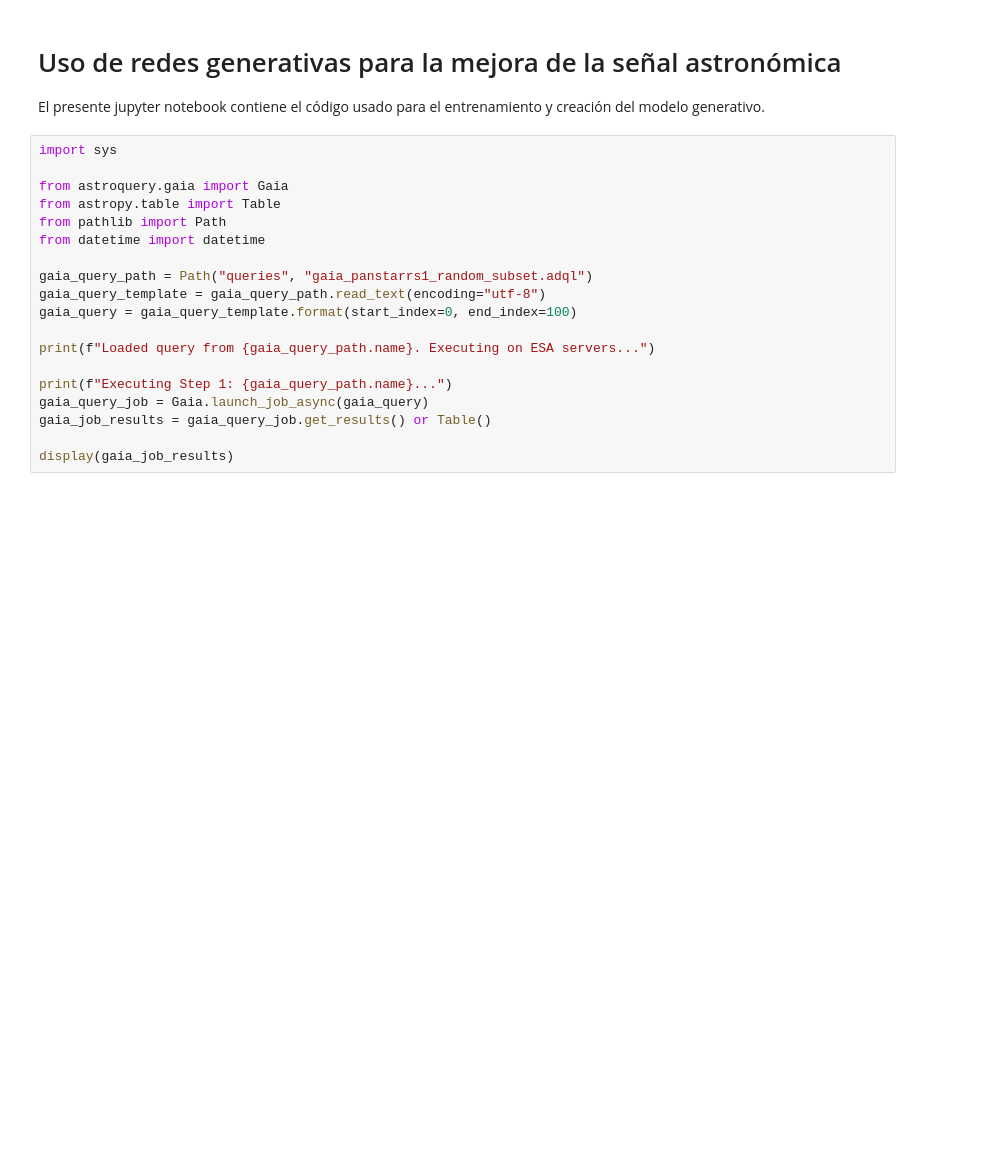
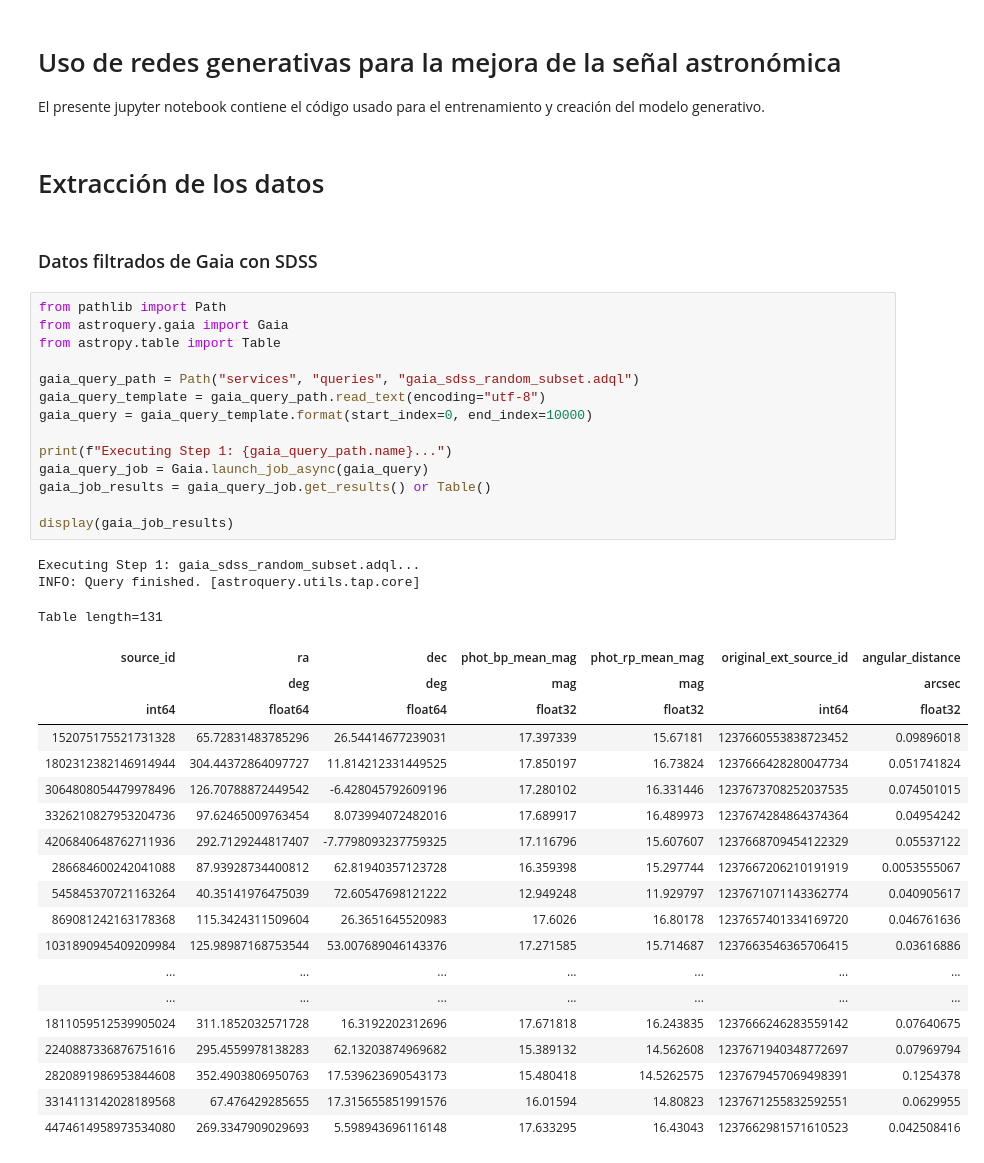
Before and after one commit to javier-cacho-master-ai/trabajo-fin-master, a Jupyter notebook: solution/main.ipynb, the cells around one changed output. Saved outputs shown, nothing was run; the diff lists cells and outputs as text; blank space fills up the shorter version.

```diff
--- a/solution/main.ipynb
+++ b/solution/main.ipynb
@@ -4,22 +4,44 @@
 
 
  El presente jupyter notebook contiene el código usado para el entrenamiento y creación del modelo generativo.
+# %% [markdown]
+# Extracción de los datos
+# %% [markdown]
+ ### Datos filtrados de Gaia con SDSS
 # %%
-import sys
-
+from pathlib import Path
 from astroquery.gaia import Gaia
 from astropy.table import Table
-from pathlib import Path
-from datetime import datetime
 
-gaia_query_path = Path("queries", "gaia_panstarrs1_random_subset.adql")
+gaia_query_path = Path("services", "queries", "gaia_sdss_random_subset.adql")
 gaia_query_template = gaia_query_path.read_text(encoding="utf-8")
-gaia_query = gaia_query_template.format(start_index=0, end_index=100)
-
-print(f"Loaded query from {gaia_query_path.name}. Executing on ESA servers...")
+gaia_query = gaia_query_template.format(start_index=0, end_index=10000)
 
 print(f"Executing Step 1: {gaia_query_path.name}...")
 gaia_query_job = Gaia.launch_job_async(gaia_query)
 gaia_job_results = gaia_query_job.get_results() or Table()
 
 display(gaia_job_results)
+# %% [output]
+Executing Step 1: gaia_sdss_random_subset.adql...
+INFO: Query finished. [astroquery.utils.tap.core]
+Table length=131
+| source_id | ra | dec | phot_bp_mean_mag | phot_rp_mean_mag | original_ext_source_id | angular_distance |
+|  | deg | deg | mag | mag |  | arcsec |
+| int64 | float64 | float64 | float32 | float32 | int64 | float32 |
+| 152075175521731328 | 65.72831483785296 | 26.54414677239031 | 17.397339 | 15.67181 | 1237660553838723452 | 0.09896018 |
+| 1802312382146914944 | 304.44372864097727 | 11.814212331449525 | 17.850197 | 16.73824 | 1237666428280047734 | 0.051741824 |
+| 3064808054479978496 | 126.70788872449542 | -6.428045792609196 | 17.280102 | 16.331446 | 1237673708252037535 | 0.074501015 |
+| 3326210827953204736 | 97.62465009763454 | 8.073994072482016 | 17.689917 | 16.489973 | 1237674284864374364 | 0.04954242 |
+| 4206840648762711936 | 292.7129244817407 | -7.7798093237759325 | 17.116796 | 15.607607 | 1237668709454122329 | 0.05537122 |
+| 286684600242041088 | 87.93928734400812 | 62.81940357123728 | 16.359398 | 15.297744 | 1237667206210191919 | 0.0053555067 |
+| 545845370721163264 | 40.35141976475039 | 72.60547698121222 | 12.949248 | 11.929797 | 1237671071143362774 | 0.040905617 |
+| 869081242163178368 | 115.3424311509604 | 26.3651645520983 | 17.6026 | 16.80178 | 1237657401334169720 | 0.046761636 |
+| 1031890945409209984 | 125.98987168753544 | 53.007689046143376 | 17.271585 | 15.714687 | 1237663546365706415 | 0.03616886 |
+| ... | ... | ... | ... | ... | ... | ... |
+| ... | ... | ... | ... | ... | ... | ... |
+| 1811059512539905024 | 311.1852032571728 | 16.3192202312696 | 17.671818 | 16.243835 | 1237666246283559142 | 0.07640675 |
+| 2240887336876751616 | 295.4559978138283 | 62.13203874969682 | 15.389132 | 14.562608 | 1237671940348772697 | 0.07969794 |
+| 2820891986953844608 | 352.4903806950763 | 17.539623690543173 | 15.480418 | 14.5262575 | 1237679457069498391 | 0.1254378 |
+| 3314113142028189568 | 67.476429285655 | 17.315655851991576 | 16.01594 | 14.80823 | 1237671255832592551 | 0.0629955 |
+| 4474614958973534080 | 269.3347909029693 | 5.598943696116148 | 17.633295 | 16.43043 | 1237662981571610523 | 0.042508416 |
```
Also changed, not shown: parts of 10 cells of this notebook, 5 other files.
